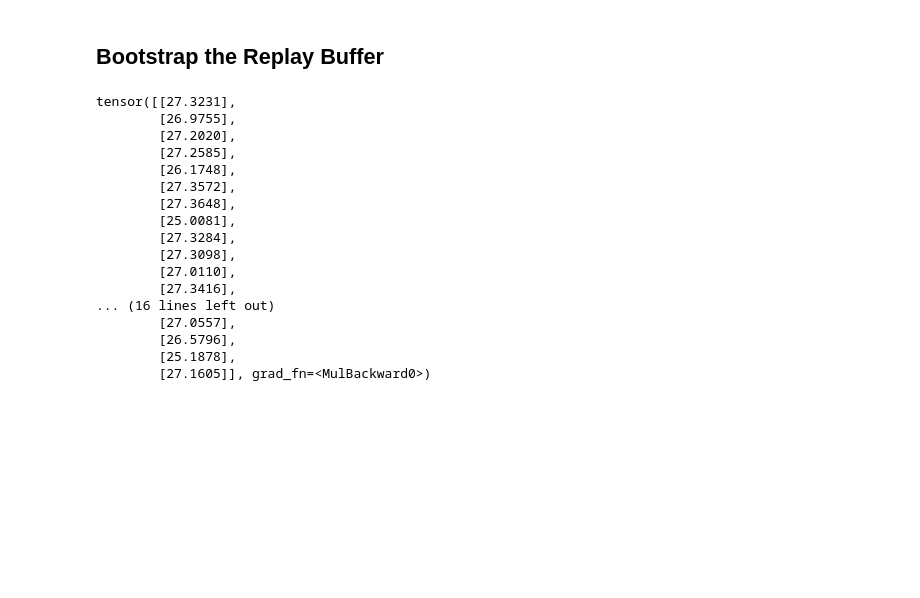
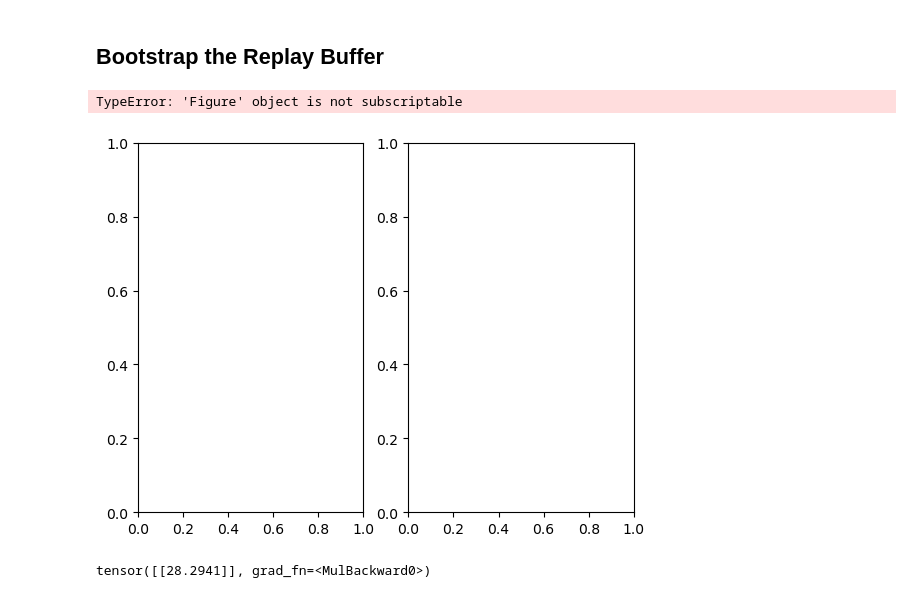
Before and after one commit to ottersome/RL_SamplingRate, a Jupyter notebook: ground_truth.ipynb, the cells around one changed output. Drawn from its saved outputs; the diff is of its cells as text; code cells hidden in the pictures; blank space fills up the shorter version.

```diff
--- a/ground_truth.ipynb
+++ b/ground_truth.ipynb
@@ -1010,9 +1014,9 @@ class Args2:
   state_limit = 1#Inclusive # DO NOT CHANGE, Architecture can't take it yet
   init_state = 0
   num_samples =5
-  batch_size =32
-  poptimizer_lr = 1e-4
-  coptimizer_lr = 1e-4
+  batch_size =128
+  poptimizer_lr = 1e-3
+  coptimizer_lr = 1e-3
   clipping_limit = 64 # Sampling rate no Bigger than this.
   detection_guesses =10000
   num_epochs = 100
@@ -1103,14 +1095,10 @@ def populate_replay_buffer(rbuffer,num_to_add, guesses_per_sample = 64):
-# %%
-# Test The Populate replay buffer:
-mybuffer = ReplayBuffer(1024,32,args2.length, args2.state_limit+1)
-populate_replay_buffer(mybuffer, args2.batch_size)
-state, actions, rewards = mybuffer.sample()
-plt.plot(actions, np.sum(rewards,axis=1))
 # %%
 # Start Working on the Model
 from tqdm import tqdm
-policy = RNNContinuousPolicy(args2.state_limit+1,hidden_size=16)
-critic = Critic(args2.state_limit+1, 1, 16)
+import matplotlib.pyplot as plt
+# TODO remove hard code
+policy = RNNContinuousPolicy(2*2,hidden_size=16)
+critic = Critic(2*2, 1, 16)
 poptimizer = optim.Adam(policy.parameters(), lr = args2.poptimizer_lr)
 coptimizer = optim.Adam(critic.parameters(), lr = args2.coptimizer_lr)
 
@@ -1118,58 +1106,59 @@ rbuffer = ReplayBuffer(1024,args2.batch_size, args2.length,args2.state_limit+1)
 populate_replay_buffer(rbuffer,args2.batch_size)
 # We have Enough Data to Start Sampling and Exploring With
 epochs = tqdm(range(args2.num_epochs))
-for e in epochs:
+qvalue_loss = []
+policyExpectedReward = []
+for e in range(2):
     poptimizer.zero_grad()
     coptimizer.zero_grad()
     ########################################
     # Collect Data
     ########################################
     # This loop will generate paths with the existing policy
     # Sample Transitions used for learnign
     states, actions, rewards = rbuffer.sample()
 
     # Get Tartes
     y = rewards
 
     # Since We We are Doing Accuracy We have to create
     ########################################
     # Update Networks
     ########################################
     # Calculate the Losses
     loss_Q = (1/args2.batch_size)*torch.sum(torch.pow(critic(states, actions) - y,2))
-    loss_P = -(1/args2.batch_size)*torch.sum(critic(states, policy(states)))
+    loss_P = (1/args2.batch_size)*torch.sum(critic(states, policy(states)))
 
-    epochs.set_description('Total Rewards {}, Loss_Q {} and loss_P {}'.format(rewards.sum(), loss_Q.item(), loss_P.item()))
     # Learn
     loss_Q.backward()
     loss_P.backward()
     poptimizer.step()
     coptimizer.step()
 
+    # In this one particular case we have a single point that is global max so it would be
+    # best to use optimized policy to do some exploration
+    qvalue_loss.append(loss_Q.item())
+    policyExpectedReward.append(loss_P.item())
+
+    epochs.set_description('Total Rewards {}, Loss_Q {} and loss_P {}'.format(rewards.sum(), loss_Q.item(), loss_P.item()))
+
 
     ## Prep for Next Iteration
     # Keep On Adding More Stuff to buffer to learn from
     populate_replay_buffer(rbuffer, args2.batch_size)
+fig, axs = plt.subplots(1,2)
+axs[0].plot(range(len(qvalue_loss)),qvalue_loss,label="Value Estimation Loss")
+axs[1].plot(range(len(policyExtectedReward)),policyExpectedReward,label="Policy Expected Reward")
+plt.legend()
+plt.show()
+# %% [output]
+TypeError: 'Figure' object is not subscriptable
+[figure, added]
-# %%
-policy(states)
-# %% [output]
-tensor([[27.3231],
-        [26.9755],
-        [27.2020],
-        [27.2585],
-        [26.1748],
-        [27.3572],
-        [27.3648],
-        [25.0081],
-        [27.3284],
-        [27.3098],
-        [27.0110],
-        [27.3416],
-... (16 lines left out)
-        [27.0557],
-        [26.5796],
-        [25.1878],
-        [27.1605]], grad_fn=<MulBackward0>)
+# %%
+inputo = torch.tensor([[4/10,12/10,100/10,122/10]])
+policy(inputo)
+# %% [output]
+tensor([[28.2941]], grad_fn=<MulBackward0>)
 # %%
 # Runtthe Model
 states, a, rewards = rbuffer.sample()
```
Also changed, not shown: parts of 3 cells of this notebook.
